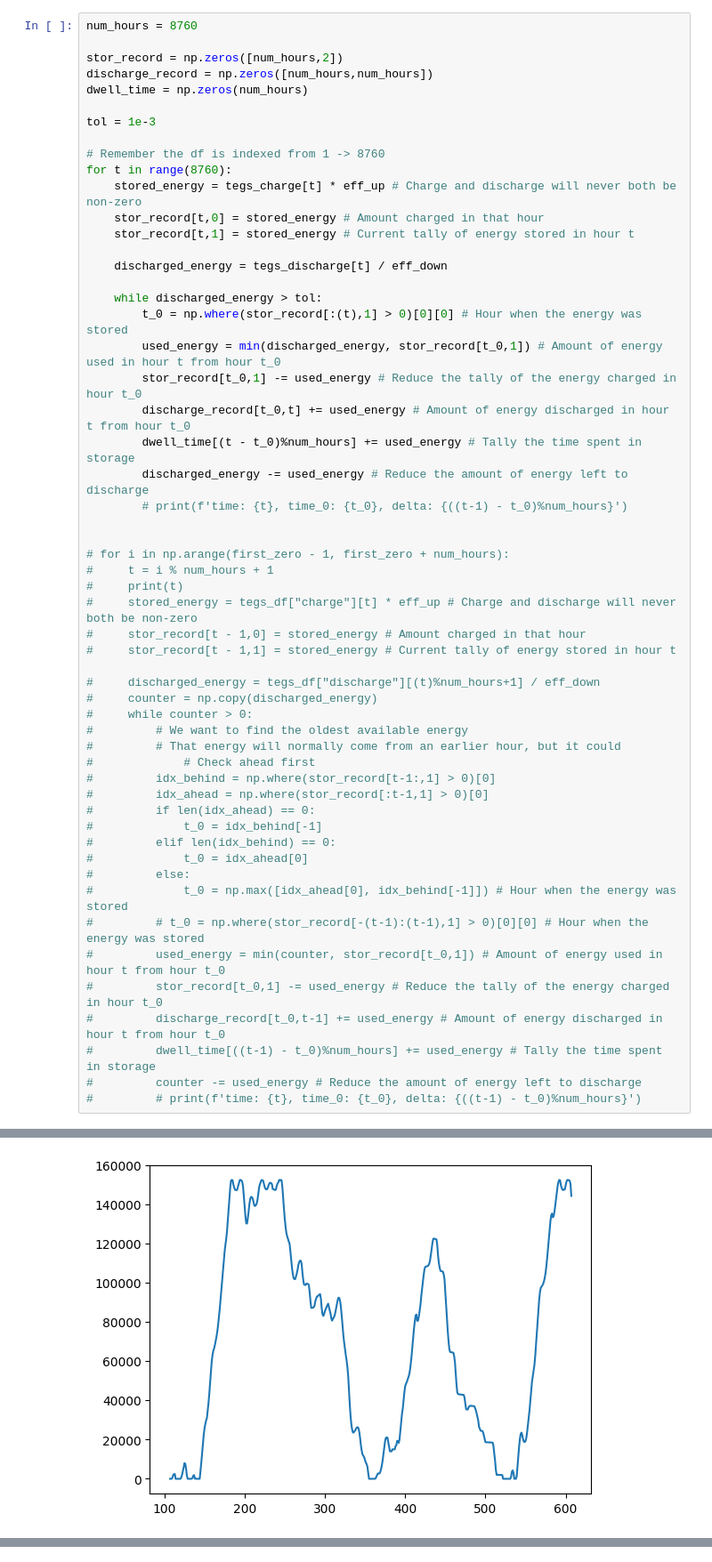
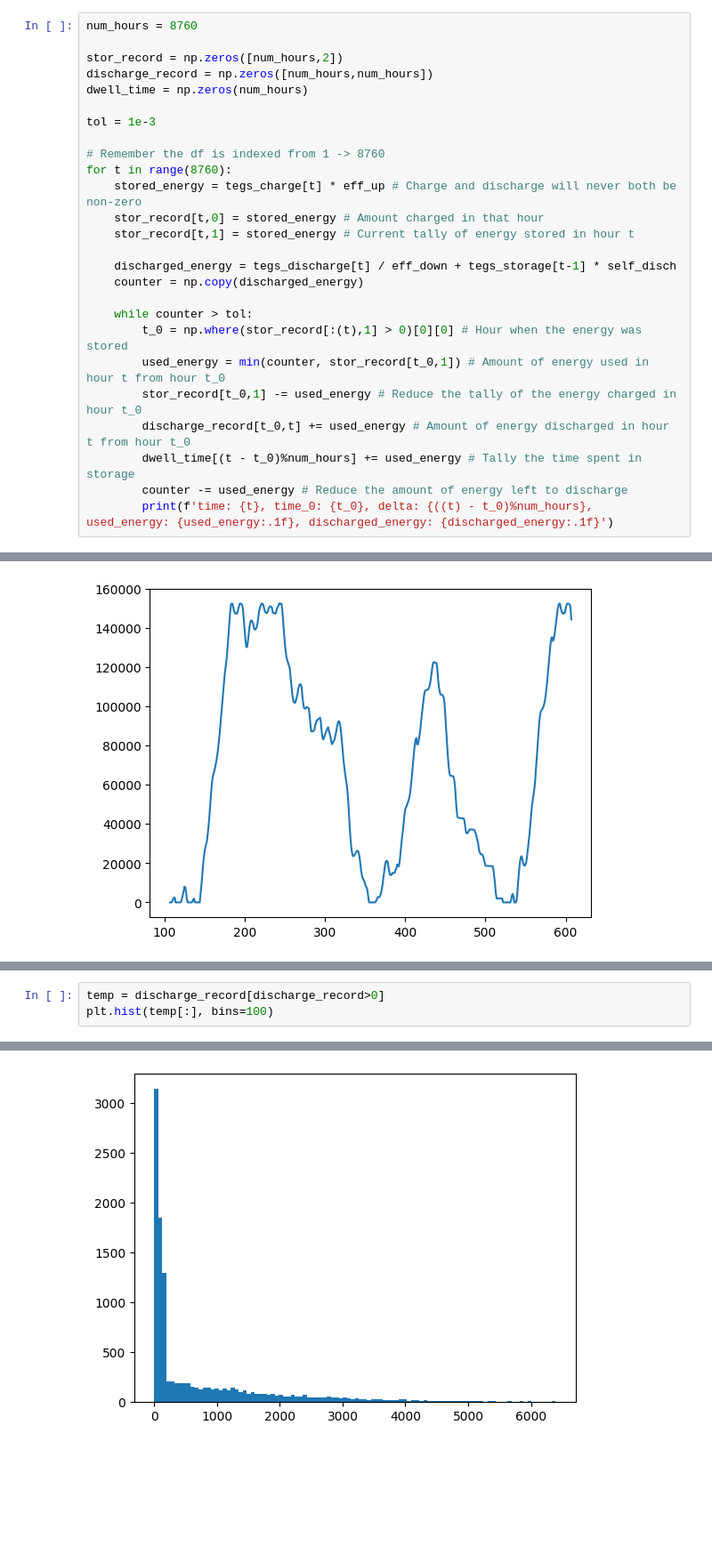
Before and after one commit to rmacd757/GenX, a Jupyter notebook: TEGS_runs/run_files/quick_tests.ipynb, the cells around one changed output, grey strips where cells are left out. Shown at 89% size. Saved outputs shown, nothing was run; the diff lists cells and outputs as text; blank space fills up the shorter version.

```diff
--- a/TEGS_runs/run_files/quick_tests.ipynb
+++ b/TEGS_runs/run_files/quick_tests.ipynb
@@ -132,43 +119,14 @@ for t in range(8760):
     stor_record[t,0] = stored_energy # Amount charged in that hour
     stor_record[t,1] = stored_energy # Current tally of energy stored in hour t
 
-    discharged_energy = tegs_discharge[t] / eff_down
+    discharged_energy = tegs_discharge[t] / eff_down + tegs_storage[t-1] * self_disch
+    counter = np.copy(discharged_energy)
 
-    while discharged_energy > tol:
+    while counter > tol:
         t_0 = np.where(stor_record[:(t),1] > 0)[0][0] # Hour when the energy was stored
-        used_energy = min(discharged_energy, stor_record[t_0,1]) # Amount of energy used in hour t from hour t_0
+        used_energy = min(counter, stor_record[t_0,1]) # Amount of energy used in hour t from hour t_0
         stor_record[t_0,1] -= used_energy # Reduce the tally of the energy charged in hour t_0
         discharge_record[t_0,t] += used_energy # Amount of energy discharged in hour t from hour t_0
         dwell_time[(t - t_0)%num_hours] += used_energy # Tally the time spent in storage
-        discharged_energy -= used_energy # Reduce the amount of energy left to discharge
-        # print(f'time: {t}, time_0: {t_0}, delta: {((t-1) - t_0)%num_hours}')
-
-
-# for i in np.arange(first_zero - 1, first_zero + num_hours):
-#     t = i % num_hours + 1
-#     print(t)
-#     stored_energy = tegs_df["charge"][t] * eff_up # Charge and discharge will never both be non-zero
-#     stor_record[t - 1,0] = stored_energy # Amount charged in that hour
-#     stor_record[t - 1,1] = stored_energy # Current tally of energy stored in hour t
-
-#     discharged_energy = tegs_df["discharge"][(t)%num_hours+1] / eff_down
-#     counter = np.copy(discharged_energy)
-#     while counter > 0:
-#         # We want to find the oldest available energy
-#         # That energy will normally come from an earlier hour, but it could
-#             # Check ahead first
-#         idx_behind = np.where(stor_record[t-1:,1] > 0)[0]
-#         idx_ahead = np.where(stor_record[:t-1,1] > 0)[0]
-#         if len(idx_ahead) == 0:
-#             t_0 = idx_behind[-1]
-#         elif len(idx_behind) == 0:
-#             t_0 = idx_ahead[0]
-#         else:
-#             t_0 = np.max([idx_ahead[0], idx_behind[-1]]) # Hour when the energy was stored
-#         # t_0 = np.where(stor_record[-(t-1):(t-1),1] > 0)[0][0] # Hour when the energy was stored
-#         used_energy = min(counter, stor_record[t_0,1]) # Amount of energy used in hour t from hour t_0
-#         stor_record[t_0,1] -= used_energy # Reduce the tally of the energy charged in hour t_0
-#         discharge_record[t_0,t-1] += used_energy # Amount of energy discharged in hour t from hour t_0
-#         dwell_time[((t-1) - t_0)%num_hours] += used_energy # Tally the time spent in storage
-#         counter -= used_energy # Reduce the amount of energy left to discharge
-#         # print(f'time: {t}, time_0: {t_0}, delta: {((t-1) - t_0)%num_hours}')
+        counter -= used_energy # Reduce the amount of energy left to discharge
+        print(f'time: {t}, time_0: {t_0}, delta: {((t) - t_0)%num_hours}, used_energy: {used_energy:.1f}, discharged_energy: {discharged_energy:.1f}')
@@ -192,0 +277,4 @@ plt.plot(np.arange(t_1, t_2+1), tegs_df.loc[t_1:t_2, "storage"], label="Storage"
+# %%
+temp = discharge_record[discharge_record>0]
+plt.hist(temp[:], bins=100)
+# %% [output]
@@ -192,0 +298 @@ plt.plot(np.arange(t_1, t_2+1), tegs_df.loc[t_1:t_2, "storage"], label="Storage"
+[figure, added]
```
Also changed, not shown: parts of 13 cells of this notebook.
